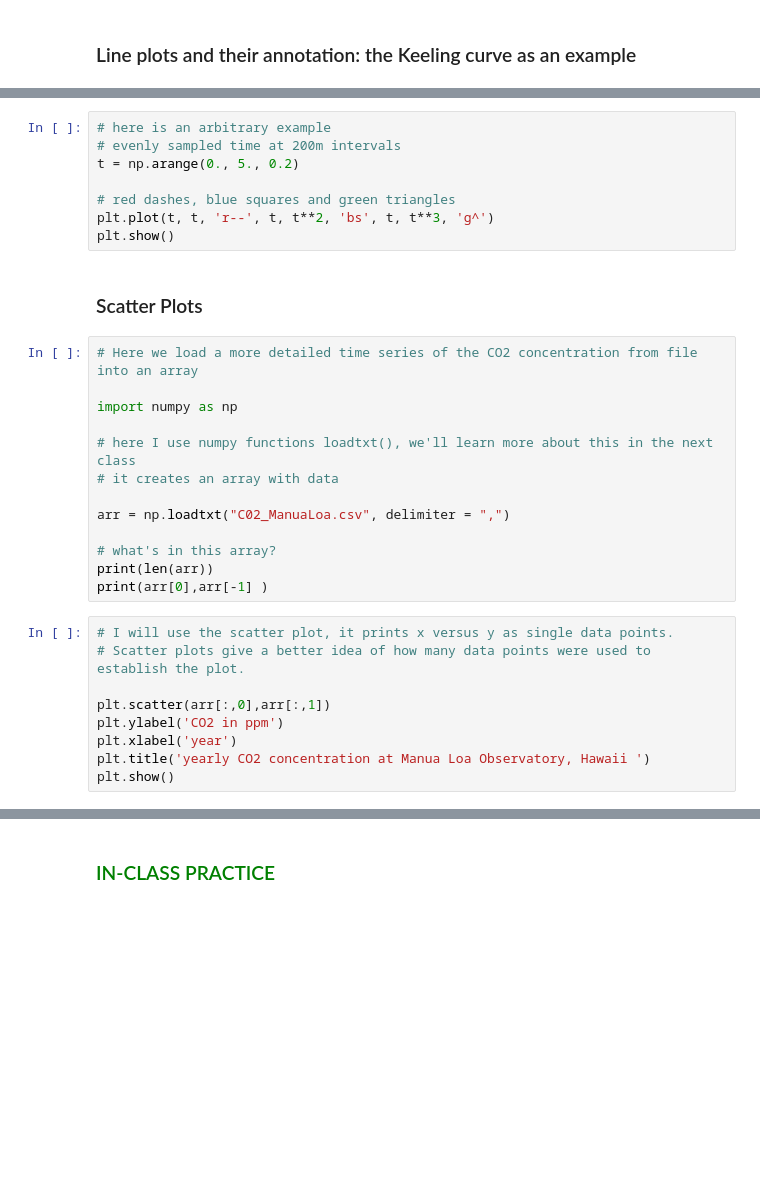
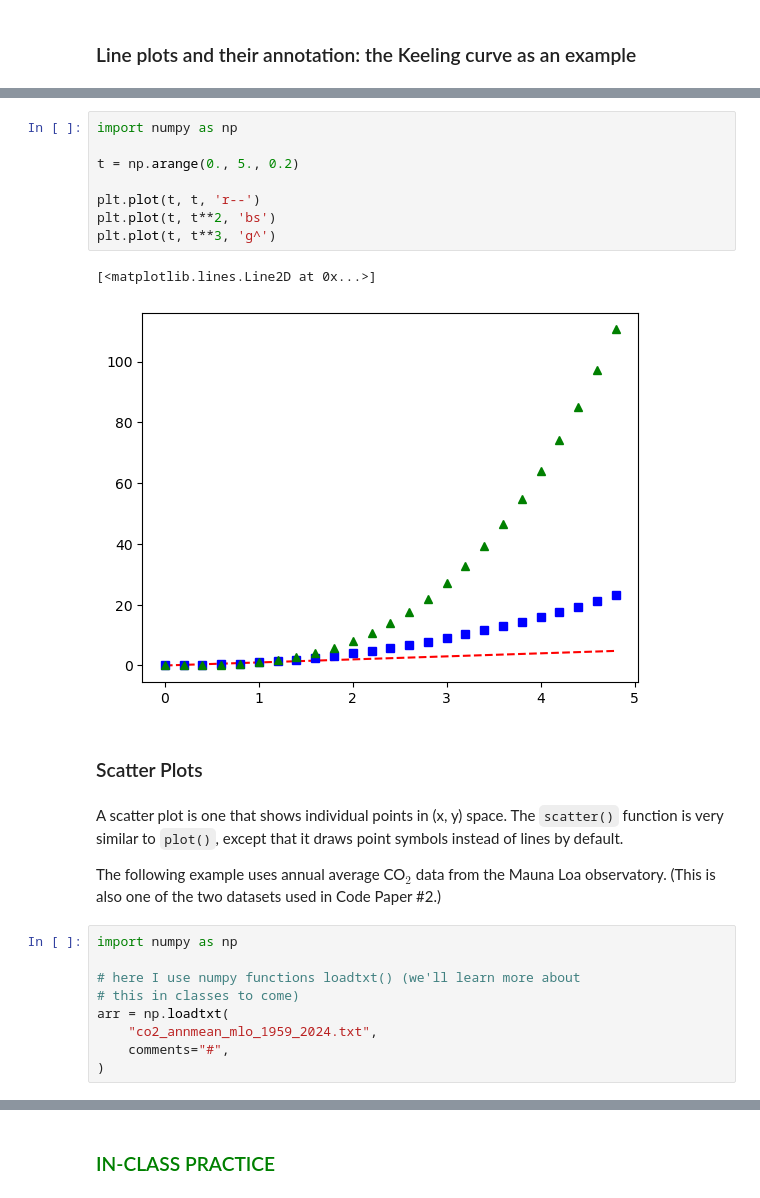
Before and after one commit to IntroPythonEarthsciCUBoulder/intro_py_earthsci_fall_semester2025, a Jupyter notebook: InClassNotebooksAndSlides/10b_plotting_matplotlib.ipynb, the cells around one changed output, grey strips where cells are left out. Saved outputs shown, nothing was run; the diff lists cells and outputs as text; blank space fills up the shorter version.

```diff
--- a/InClassNotebooksAndSlides/10b_plotting_matplotlib.ipynb
+++ b/InClassNotebooksAndSlides/10b_plotting_matplotlib.ipynb
@@ -123,32 +128,26 @@ plt.title('decadal CO2 concentration at Manua Loa Observatory, Hawaii ')
 # %%
-# here is an arbitrary example
-# evenly sampled time at 200m intervals
+import numpy as np
+
 t = np.arange(0., 5., 0.2)
 
-# red dashes, blue squares and green triangles
-plt.plot(t, t, 'r--', t, t**2, 'bs', t, t**3, 'g^')
-plt.show()
+plt.plot(t, t, 'r--')
+plt.plot(t, t**2, 'bs')
+plt.plot(t, t**3, 'g^')
+# %% [output]
+[<matplotlib.lines.Line2D at 0x...>]
+[figure, added]
 # %% [markdown]
 ### Scatter Plots
+# %% [markdown]
+A scatter plot is one that shows individual points in (x, y) space. The `scatter()` function is very similar to `plot()`, except that it draws point symbols instead of lines by default.
+
+The following example uses annual average CO$_2$ data from the Mauna Loa observatory. (This is also one of the two datasets used in Code Paper #2.)
 # %%
-# Here we load a more detailed time series of the CO2 concentration from file into an array
-
 import numpy as np
 
-# here I use numpy functions loadtxt(), we'll learn more about this in the next class
-# it creates an array with data
-
-arr = np.loadtxt("C02_ManuaLoa.csv", delimiter = ",")
-
-# what's in this array?
-print(len(arr))
-print(arr[0],arr[-1] )
+# here I use numpy functions loadtxt() (we'll learn more about
+# this in classes to come)
+arr = np.loadtxt(
+    "co2_annmean_mlo_1959_2024.txt",
+    comments="#",
+)
-# %%
-# I will use the scatter plot, it prints x versus y as single data points.
-# Scatter plots give a better idea of how many data points were used to establish the plot.
-
-plt.scatter(arr[:,0],arr[:,1])
-plt.ylabel('CO2 in ppm')
-plt.xlabel('year')
-plt.title('yearly CO2 concentration at Manua Loa Observatory, Hawaii ')
-plt.show()
```
Also changed, not shown: parts of 49 cells of this notebook, 2 other files.
